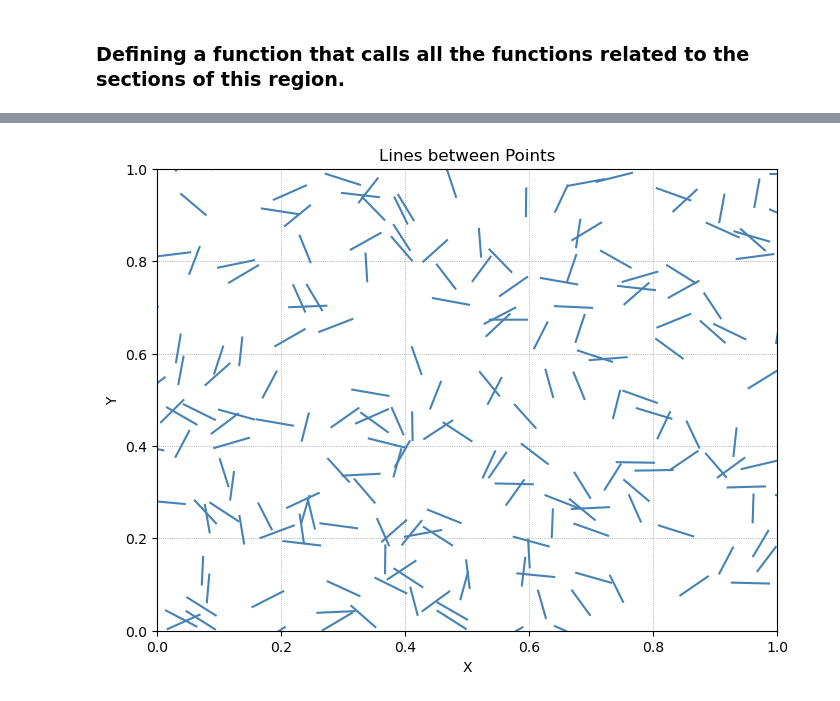
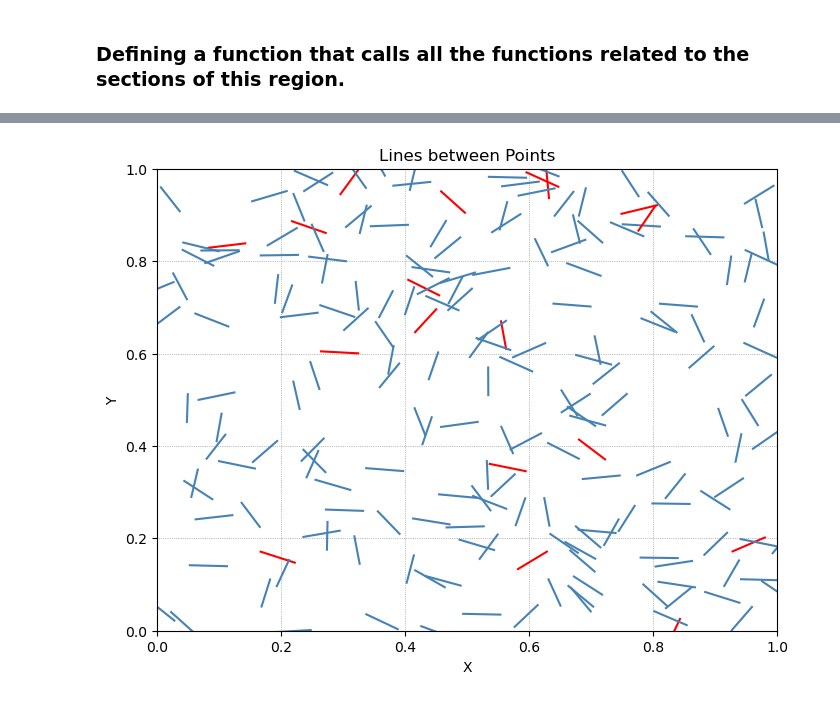
Before and after one commit to jc-costa/TCC, a Jupyter notebook: PiaNo.ipynb, the cells around one changed output, grey strips where cells are left out. Drawn from its saved outputs; the diff is of its cells as text; code cells hidden in the pictures.

Commit message:
Trying to plot the intersection of lines

```diff
--- a/PiaNo.ipynb
+++ b/PiaNo.ipynb
@@ -632,9 +682,9 @@ def plot_lines_try_3(N, intersection_points):
     # Display the plot
     plt.show()
 # %%
-plot_lines_try_3(N, intersection_points)
+plot_lines_try_3(N, intersection_points_1)
 # %% [output]
-[figure, old version]
+[figure, new version]
 # %%
 def plot_lines_try_4(N, intersection_points):
     # Define custom colors
```
Also changed, not shown: parts of 11 cells of this notebook.
